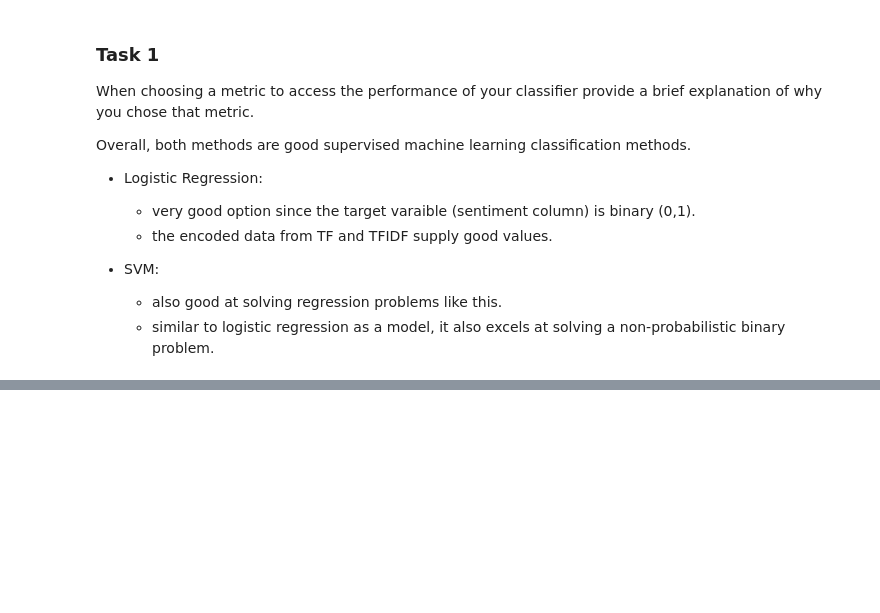
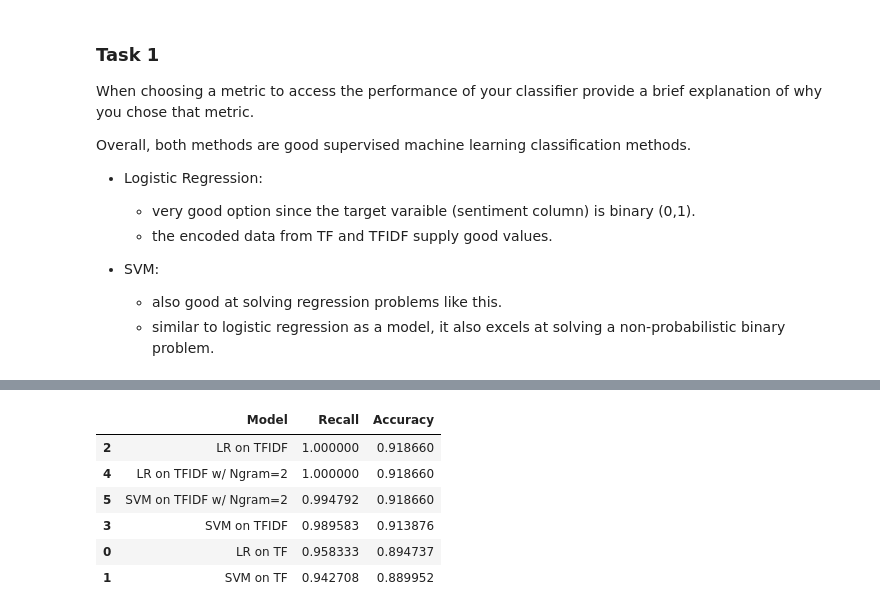
Before and after one commit to UWI-Bois/big-data-A4, a Jupyter notebook: Section 1.ipynb, the cells around one changed output, grey strips where cells are left out. Cells and saved outputs as stored; diff of their text form; code cells hidden in the pictures; blank space fills up the shorter version.

```diff
--- a/Section 1.ipynb
+++ b/Section 1.ipynb
@@ -337,0 +380,7 @@ Overall, both methods are good supervised machine learning classification method
+# %%
+df = df[df['average_rating'] != avg_score] # remove mean values so the classifiers give more meaningful predictions
+X = df['subtitle_clean'] # data
+y = df['sentiment'] # target variable
+
+c = CountVectorizer()
+tfidf = TfidfVectorizer()
@@ -337,0 +463,28 @@ Overall, both methods are good supervised machine learning classification method
+# %%
+models = pd.DataFrame({
+    'Model': [
+        'LR on TF', 'SVM on TF',
+        'LR on TFIDF', 'SVM on TFIDF',
+        'LR on TFIDF w/ Ngram=2', 'SVM on TFIDF w/ Ngram=2'
+    ],
+    'Recall': [
+        recall_LR_tf, recall_SVM_tf,
+        recall_LR_tfidf, recall_SVM_tfidf,
+        recall_LR_tfidf_ngram, recall_SVM_tfidf_ngram
+    ],
+    'Accuracy': [
+        acc_LR_tf, acc_SVM_tf,
+        acc_LR_tfidf, acc_SVM_tfidf,
+        acc_LR_tfidf_ngram, acc_SVM_tfidf_ngram
+    ],
+})
+
+models.sort_values(by='Accuracy', ascending=False)
+# %% [output]
+|  | Model | Recall | Accuracy |
+| 2 | LR on TFIDF | 1.000000 | 0.918660 |
+| 4 | LR on TFIDF w/ Ngram=2 | 1.000000 | 0.918660 |
+| 5 | SVM on TFIDF w/ Ngram=2 | 0.994792 | 0.918660 |
+| 3 | SVM on TFIDF | 0.989583 | 0.913876 |
+| 0 | LR on TF | 0.958333 | 0.894737 |
+| 1 | SVM on TF | 0.942708 | 0.889952 |
```
Also changed, not shown: parts of 17 cells of this notebook.
